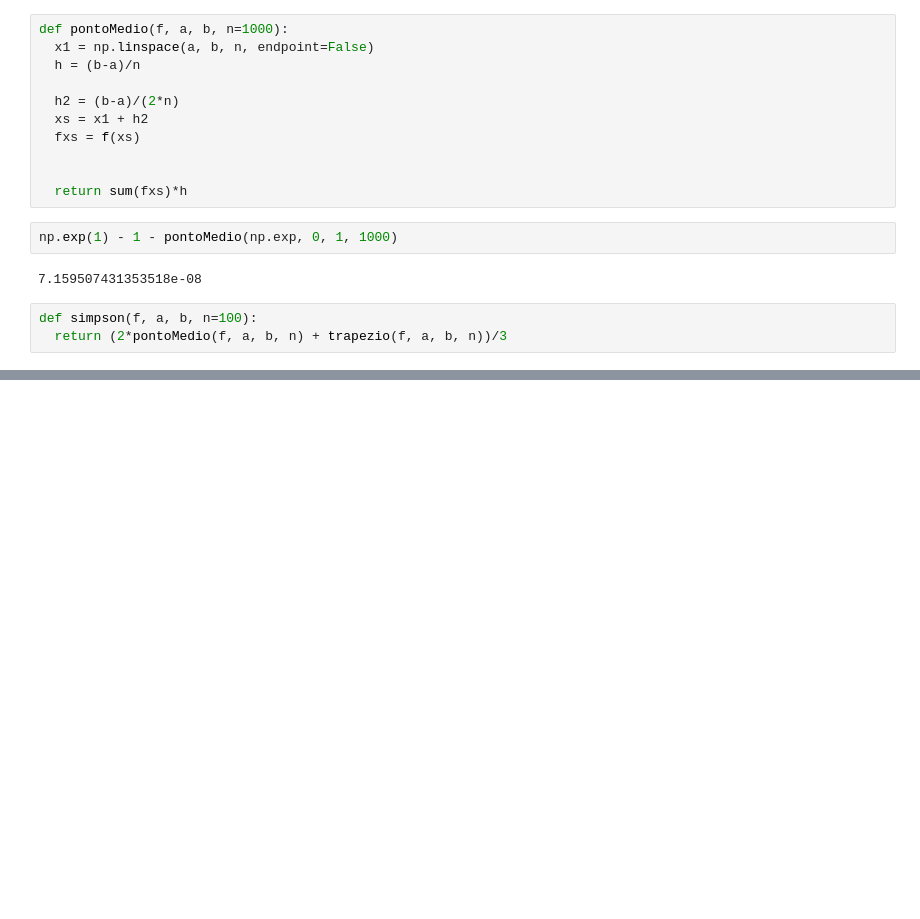
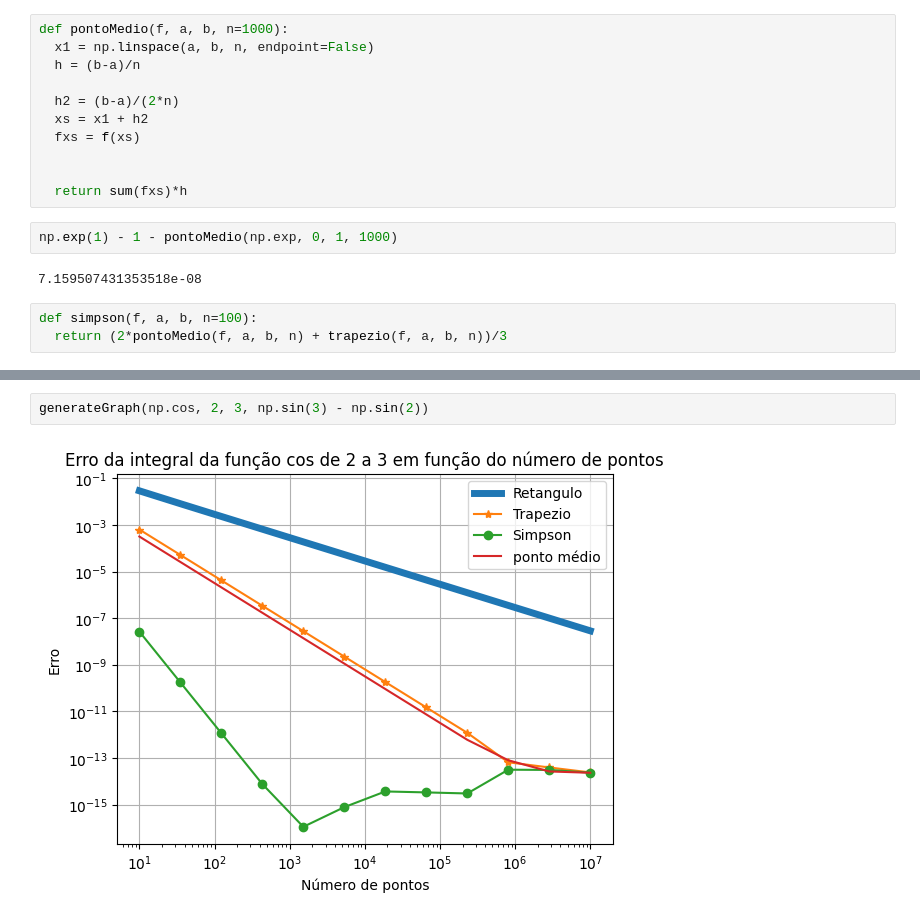
Before and after one commit to gustavo-m-vieira/comp-cient, a Jupyter notebook: Aulas/25-10.ipynb, the cells around one changed output, grey strips where cells are left out. Drawn from its saved outputs; the diff is of its cells as text; blank space fills up the shorter version.

```diff
--- a/Aulas/25-10.ipynb
+++ b/Aulas/25-10.ipynb
@@ -83,0 +88,4 @@ generateGraph(np.exp, 0, 1, np.exp(1) - 1, 5)
+# %%
+generateGraph(np.cos, 2, 3, np.sin(3) - np.sin(2))
+# %% [output]
+[figure, added]
```
Also changed, not shown: parts of 16 cells of this notebook.
